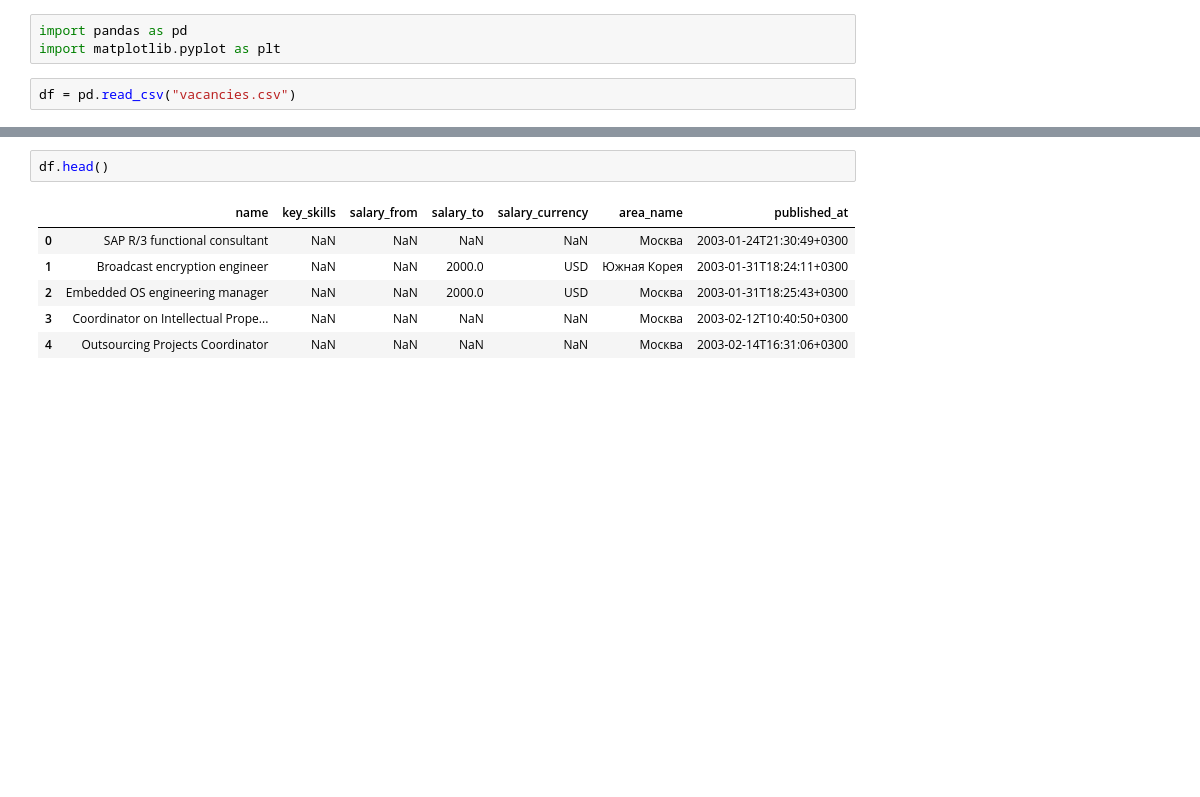
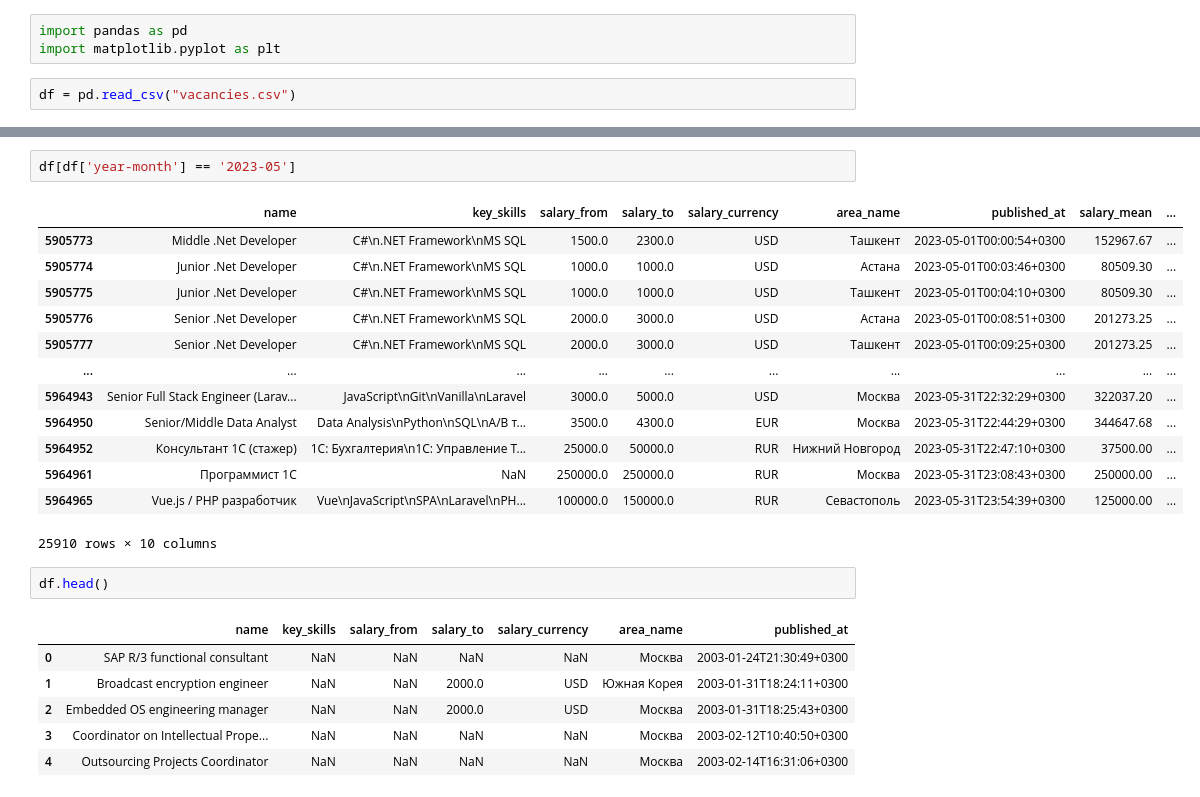
Before and after one commit to Vl4ddd/projectDjango, a Jupyter notebook: scripts/check.ipynb, the cells around one changed output, grey strips where cells are left out. Drawn from its saved outputs; the diff is of its cells as text; blank space fills up the shorter version.

```diff
--- a/scripts/check.ipynb
+++ b/scripts/check.ipynb
@@ -22,3 +22,19 @@ df
+# %%
+df[df['year-month'] == '2023-05']
+# %% [output]
+|  | name | key_skills | salary_from | salary_to | salary_currency | area_name | published_at | salary_mean | ... |
+| 5905773 | Middle .Net Developer | C#\n.NET Framework\nMS SQL | 1500.0 | 2300.0 | USD | Ташкент | 2023-05-01T00:00:54+0300 | 152967.67 | ... |
+| 5905774 | Junior .Net Developer | C#\n.NET Framework\nMS SQL | 1000.0 | 1000.0 | USD | Астана | 2023-05-01T00:03:46+0300 | 80509.30 | ... |
+| 5905775 | Junior .Net Developer | C#\n.NET Framework\nMS SQL | 1000.0 | 1000.0 | USD | Ташкент | 2023-05-01T00:04:10+0300 | 80509.30 | ... |
+| 5905776 | Senior .Net Developer | C#\n.NET Framework\nMS SQL | 2000.0 | 3000.0 | USD | Астана | 2023-05-01T00:08:51+0300 | 201273.25 | ... |
+| 5905777 | Senior .Net Developer | C#\n.NET Framework\nMS SQL | 2000.0 | 3000.0 | USD | Ташкент | 2023-05-01T00:09:25+0300 | 201273.25 | ... |
+| ... | ... | ... | ... | ... | ... | ... | ... | ... | ... |
+| 5964943 | Senior Full Stack Engineer (Larav... | JavaScript\nGit\nVanilla\nLaravel | 3000.0 | 5000.0 | USD | Москва | 2023-05-31T22:32:29+0300 | 322037.20 | ... |
+| 5964950 | Senior/Middle Data Analyst | Data Analysis\nPython\nSQL\nA/B т... | 3500.0 | 4300.0 | EUR | Москва | 2023-05-31T22:44:29+0300 | 344647.68 | ... |
+| 5964952 | Консультант 1С (стажер) | 1С: Бухгалтерия\n1С: Управление Т... | 25000.0 | 50000.0 | RUR | Нижний Новгород | 2023-05-31T22:47:10+0300 | 37500.00 | ... |
+| 5964961 | Программист 1С | NaN | 250000.0 | 250000.0 | RUR | Москва | 2023-05-31T23:08:43+0300 | 250000.00 | ... |
+| 5964965 | Vue.js / PHP разработчик | Vue\nJavaScript\nSPA\nLaravel\nPH... | 100000.0 | 150000.0 | RUR | Севастополь | 2023-05-31T23:54:39+0300 | 125000.00 | ... |
+25910 rows × 10 columns
 # %%
 df.head()
 # %% [output]
```
Also changed, not shown: parts of 36 cells of this notebook, 8 other files.
